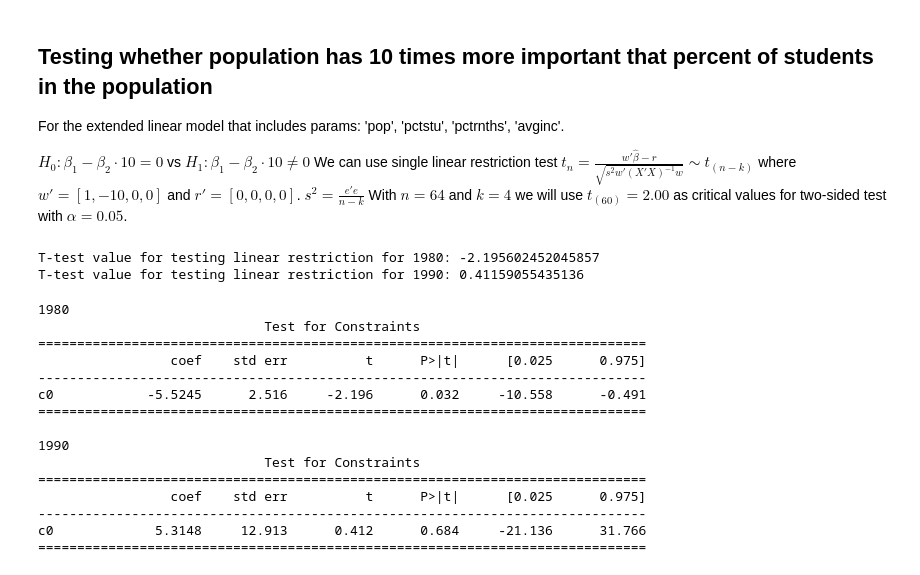
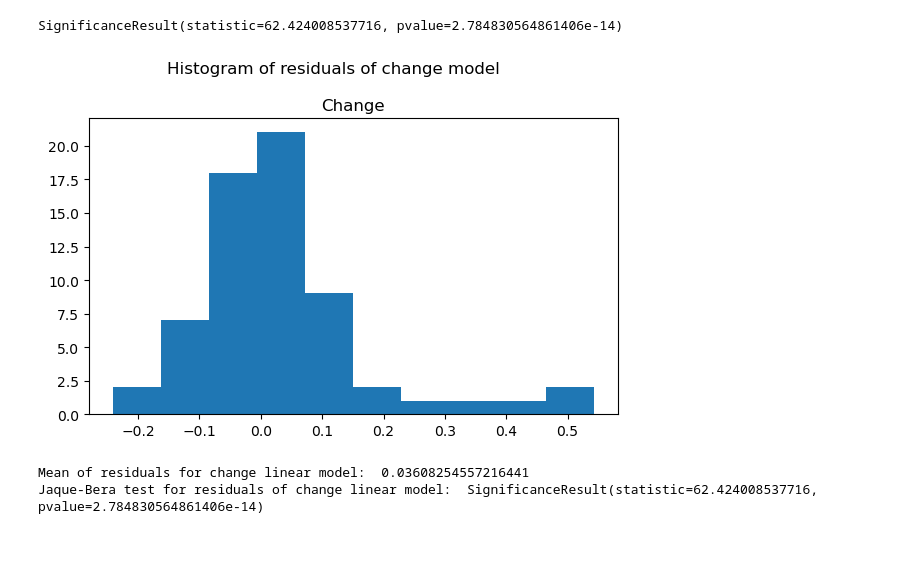
Before and after one commit to nichtemna/data_science_practical, a Jupyter notebook: linear regression.ipynb, the cells around one changed output. Cells and saved outputs as stored; diff of their text form; code cells hidden in the pictures; blank space fills up the shorter version.

```diff
--- a/linear regression.ipynb
+++ b/linear regression.ipynb
@@ -253,55 +330,22 @@ c0            -5.5245      2.516     -2.196      0.032     -10.558      -0.491
-# %% [markdown]
-## Testing whether population has 10 times more important that percent of students in the population
-For the extended linear model that includes params: 'pop', 'pctstu', 'pctrnths', 'avginc'.
-
-$H_0: \beta_1 - \beta_2 \cdot 10 = 0$ vs $H_1: \beta_1 - \beta_2 \cdot 10 \neq 0$
-We can use single linear restriction test
-$t_n = \frac{w'\hat\beta - r}{\sqrt{s^2 w'(X'X)^{-1}w}}\sim t_{(n-k)}$
-where $w' = [1, -10, 0, 0]$ and $r' = [0, 0, 0, 0]$.
-$s^2 = \frac{e'e}{n-k}$
-With $n = 64$ and $k = 4$ we will use $t_{(60)} = 2.00$ as critical values for two-sided test with $\alpha = 0.05$.
-# %%
-def t_test(model, X, r):
-    beta = model.params.values
-    w = np.array(r).T
-    e = model.resid
-    n = len(X)
-    k = len(beta)
-    s2 = (e.T@e)/(n-k)
-    XX = np.linalg.inv(X.T@X)
-    numerator = w.T@beta
-    denominator = np.sqrt(s2 * (w.T@XX@w))
-    return numerator / denominator
-
-r = [1, -10, 0, 0]
-print("T-test value for testing linear restriction for 1980:", t_test(model80ex, X80, r))
-print("T-test value for testing linear restriction for 1990:", t_test(model90ex, X90, r))
-# %% [output]
-T-test value for testing linear restriction for 1980: -2.195602452045857
-T-test value for testing linear restriction for 1990: 0.41159055435136
-# %%
-# Same T-test using statsmodels.model.t_test function. Results are matching our results.
-test_result = model80ex.t_test('pop = 10 * pctstu')
-print("1980")
-print(test_result.summary())
-
-test_result = model90ex.t_test('pop = 10 * pctstu')
-print()
-print("1990")
-print(test_result.summary())
-# %% [output]
-1980
-                             Test for Constraints
-==============================================================================
-                 coef    std err          t      P>|t|      [0.025      0.975]
-------------------------------------------------------------------------------
-c0            -5.5245      2.516     -2.196      0.032     -10.558      -0.491
-==============================================================================
-
-1990
-                             Test for Constraints
-==============================================================================
-                 coef    std err          t      P>|t|      [0.025      0.975]
-------------------------------------------------------------------------------
-c0             5.3148     12.913      0.412      0.684     -21.136      31.766
-==============================================================================
+# %%
+jb_test = jarque_bera(model_change.resid)
+jb_test
+# %% [output]
+SignificanceResult(statistic=62.424008537716, pvalue=2.784830564861406e-14)
+# %%
+_, (ax) = plt.subplots(1, 1, figsize=(6, 4))
+
+ax.hist(model_change.resid)
+ax.set_title('Change')
+
+plt.suptitle('Histogram of residuals of change model')
+plt.tight_layout()
+plt.show()
+# %% [output]
+[figure, added]
+# %%
+print("Mean of residuals for change linear model: ", np.average(model_change.resid))
+print("Jaque-Bera test for residuals of change linear model: ", jarque_bera(model_change.resid))
+# %% [output]
+Mean of residuals for change linear model:  0.03608254557216441
+Jaque-Bera test for residuals of change linear model:  SignificanceResult(statistic=62.424008537716, pvalue=2.784830564861406e-14)
```
Also changed, not shown: parts of 26 cells of this notebook.
